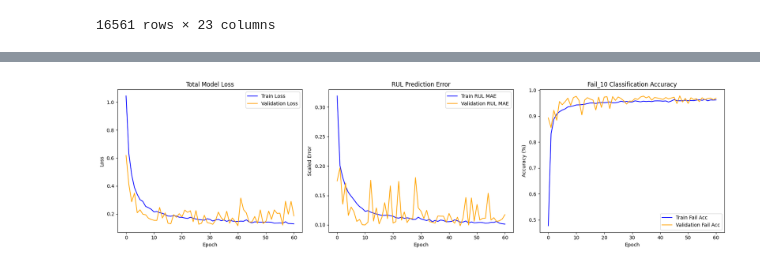
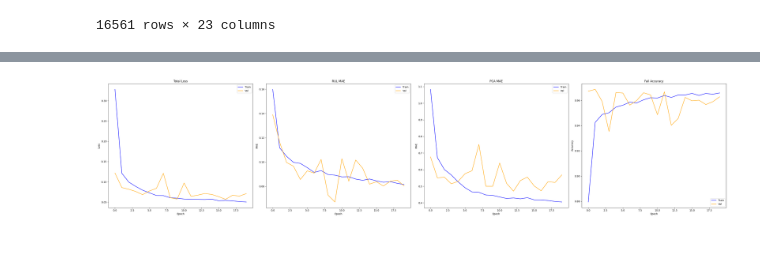
Before and after one commit to ichzann/NASA_Turbofan_Engine_Early_Warning, a Jupyter notebook: engine_fail.ipynb, the cells around one changed output, grey strips where cells are left out. Saved outputs shown, nothing was run; the diff lists cells and outputs as text; code cells hidden in the pictures.

```diff
--- a/engine_fail.ipynb
+++ b/engine_fail.ipynb
@@ -182,6 +201,8 @@ df_train_engines
 16561 rows × 23 columns
 # %%
-SEQUENCE_LENGTH = 50
+SEQUENCE_LENGTH = 40
+
+
 
 X_train, y_train_rul, y_train_fail, y_train_pca = sliding_window(
     df_train_engines,
@@ -190,8 +211,11 @@ X_train, y_train_rul, y_train_fail, y_train_pca = sliding_window(
 )
 
 
-X_test, y_test_rul, y_test_fail, y_test_pca = sliding_window(
-    df_test_engines,
+
+
+
+X_val, y_val_rul, y_val_fail, y_val_pca = sliding_window(
+    df_val_engines,
     sequence_length=SEQUENCE_LENGTH,
     feature_cols=features_to_scale
 )
@@ -201,17 +225,17 @@ num_features = X_train.shape[2]
 
 inputs = Input(shape=(seq_length, num_features), name="sensor_inputs")
 
-x = LSTM(64, return_sequences=False, name="shared_lstm", dropout=0.3)(inputs)
+x = LSTM(64, return_sequences=False, name="shared_lstm", dropout=0.1)(inputs)
 
 rul_out = Dense(1, activation='linear', name='rul_output')(x)
 fail_out = Dense(1, activation='sigmoid', name='fail_output')(x)
 pca_out = Dense(2, activation='linear', name='pca_output')(x)
 
-model = Model(inputs=inputs, outputs=[rul_out, fail_out, pca_out])
+model = Model(inputs=inputs, outputs=[rul_out,pca_out,fail_out] )#, fail_out, pca_out])
 # %%
 from tensorflow.keras.optimizers import Adam
 model.compile(
-    optimizer=Adam(learning_rate=0.0001),
+    optimizer=Adam(learning_rate=0.001),
 
     loss={
         "rul_output": "mse",
@@ -221,7 +245,7 @@ model.compile(
 
     loss_weights={
         "rul_output": 1.0,
-        "fail_output": 0.8,
+        "fail_output": 0.1,
         "pca_output": 0.1,
     },
 
@@ -296,34 +325,28 @@ Epoch 61/120
 # %%
-plt.figure(figsize=(18, 5))
+fig, axes = plt.subplots(1, 4, figsize=(36, 8))
 
-plt.subplot(1, 3, 1)
-plt.plot(history.history['loss'], label='Train Loss', color='blue')
-plt.plot(history.history['val_loss'], label='Validation Loss', color='orange')
-plt.title('Total Model Loss')
-plt.xlabel('Epoch')
-plt.ylabel('Loss')
-plt.legend()
+metrics = [
+    ("loss",                    "val_loss",                    "Total Loss",        "Loss"),
+    ("rul_output_mae",          "val_rul_output_mae",          "RUL MAE",           "MAE"),
+    ("pca_output_mae",          "val_pca_output_mae",          "PCA MAE",           "MAE"),
+    ("fail_output_accuracy",    "val_fail_output_accuracy",    "Fail Accuracy",     "Accuracy"),
+]
 
-plt.subplot(1, 3, 2)
-plt.plot(history.history['rul_output_mae'], label='Train RUL MAE', color='blue')
-plt.plot(history.history['val_rul_output_mae'], label='Validation RUL MAE', color='orange')
-plt.title('RUL Prediction Error')
-plt.xlabel('Epoch')
-plt.ylabel('Scaled Error')
-plt.legend()
-
-plt.subplot(1, 3, 3)
-plt.plot(history.history['fail_output_accuracy'], label='Train Fail Acc', color='blue')
-plt.plot(history.history['val_fail_output_accuracy'], label='Validation Fail Acc', color='orange')
-plt.title('Fail_10 Classification Accuracy')
-plt.xlabel('Epoch')
-plt.ylabel('Accuracy (%)')
-plt.legend()
+for ax, (train_key, val_key, title, ylabel) in zip(axes.flatten(), metrics):
+    if train_key is None:
+        ax.set_visible(False)
+        continue
+    ax.plot(history.history[train_key], label='Train', color='blue')
+    ax.plot(history.history[val_key],   label='Val',   color='orange')
+    ax.set_title(title)
+    ax.set_xlabel('Epoch')
+    ax.set_ylabel(ylabel)
+    ax.legend()
 
 plt.tight_layout()
 plt.show()
 # %% [output]
-[figure, old version]
+[figure, new version]
 # %%
 from sklearn.metrics import confusion_matrix, ConfusionMatrixDisplay
 
```
Also changed, not shown: parts of 19 cells of this notebook, 2 other files.
